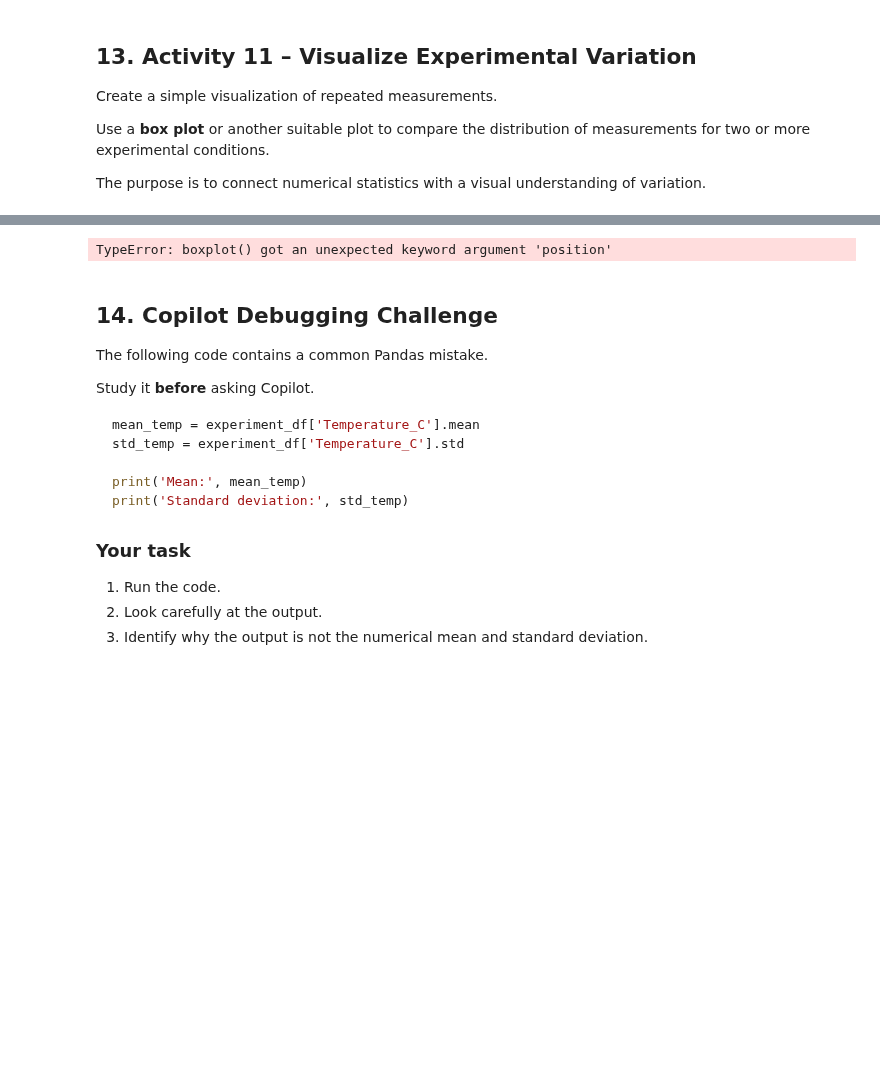
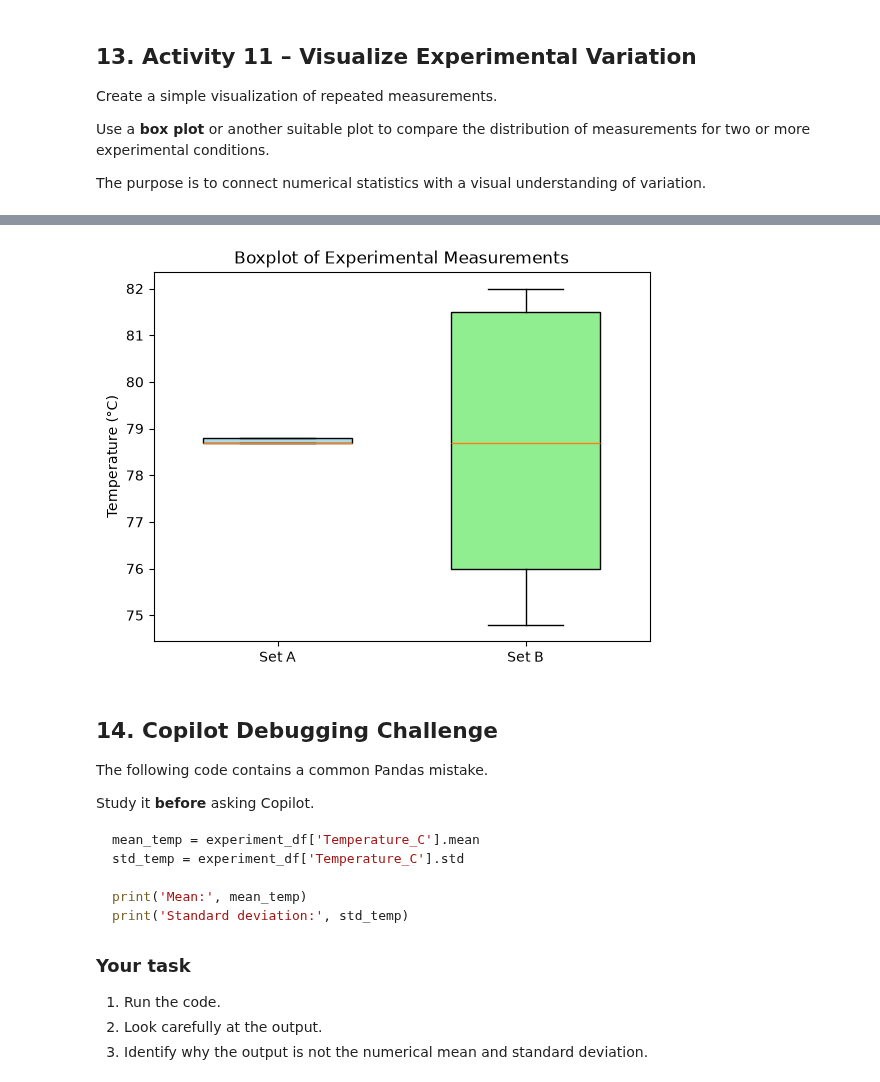
Before and after one commit to shreyas0208/CP_Practical, a Jupyter notebook: Practical_09_Basic_Statistical_Analysis_Experimental_Measurements.ipynb, the cells around one changed output, grey strips where cells are left out. Cells and saved outputs as stored; diff of their text form; code cells hidden in the pictures; blank space fills up the shorter version.

```diff
--- a/Practical_09_Basic_Statistical_Analysis_Experimental_Measurements.ipynb
+++ b/Practical_09_Basic_Statistical_Analysis_Experimental_Measurements.ipynb
@@ -466,17 +466,17 @@ Note: you may need to restart the kernel to use updated packages.
 # %%
 # Activity 11
 # Create a simple visualization of experimental measurements.
 
 import matplotlib.pyplot as plt
 
-plt.boxplot(std_dv_a['Set A'], position=[1], widths=0.6, patch_artist=True, boxprops=dict(facecolor='lightblue'))
-plt.boxplot(std_dv_a['Set B'], position=[2], widths=0.6, patch_artist=True, boxprops=dict(facecolor='lightgreen'))
+plt.boxplot(std_dv_a['Set A'], positions=[1], widths=0.6, patch_artist=True, boxprops=dict(facecolor='lightblue'))
+plt.boxplot(std_dv_a['Set B'], positions=[2], widths=0.6, patch_artist=True, boxprops=dict(facecolor='lightgreen'))
 plt.xticks([1, 2], ['Set A', 'Set B'])
 plt.title('Boxplot of Experimental Measurements')
 plt.ylabel('Temperature (°C)')
 plt.show()
 # %% [output]
-TypeError: boxplot() got an unexpected keyword argument 'position'
+[figure, added]
 # %% [markdown]
 ## 14. Copilot Debugging Challenge
 
```
Also changed, not shown: parts of 5 cells of this notebook.
